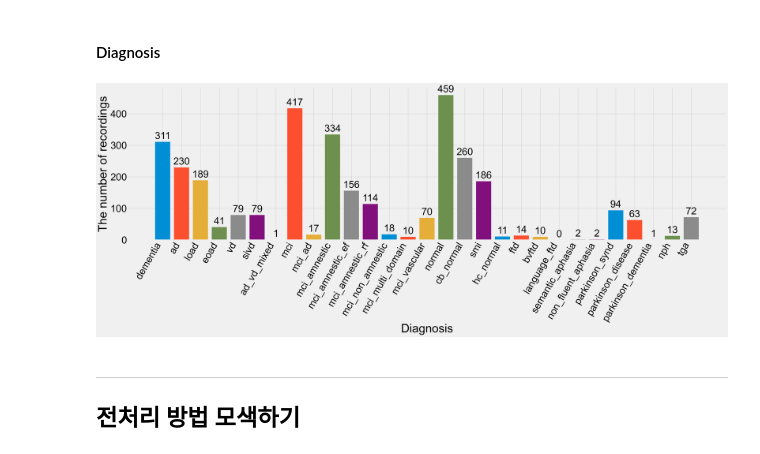
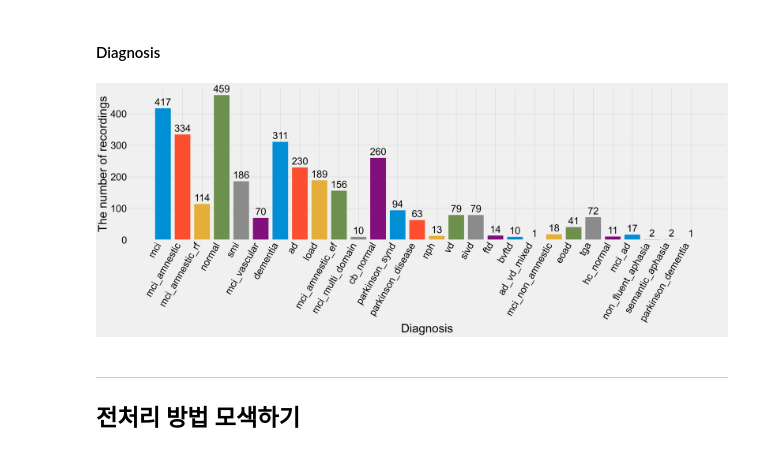
Before and after one commit to nightchell2020/CG-MEA, a Jupyter notebook: notebook/03_Data_Statistics.ipynb, the cells around one changed output. Cells and saved outputs as stored; diff of their text form; code cells hidden in the pictures.

Commit message:
exclusion of unknown label in task1

```diff
--- a/notebook/03_Data_Statistics.ipynb
+++ b/notebook/03_Data_Statistics.ipynb
@@ -323,35 +331,40 @@ plt.close(fig)
 plt.style.use('default')
 plt.style.use('fivethirtyeight') # default, ggplot, fivethirtyeight, classic
 plt.rcParams.update({'font.size': 34})
 plt.rcParams.update({'font.family': 'Arial'})
 plt.rcParams["savefig.dpi"] = 1200
 
 from cycler import cycler
 cc = cycler(color=['tab:blue', 'tab:orange', 'tab:green', 'tab:red', 'tab:purple',
                    'tab:brown', 'tab:pink', 'tab:gray', 'tab:olive', 'tab:cyan'])
 
 fig = plt.figure(num=1, clear=True,
                  figsize=(30.0, 12.0), constrained_layout=True)
 
 ax = fig.add_subplot(1, 1, 1)
-for d, c in zip(MultiEegLabel().get_label_types(), cc()):
+non_zero_labels = []
+for d in dict_diagnosis.keys():
+    if dict_diagnosis.get(d, 0) > 0:
+        non_zero_labels.append(d)
+
+for d, c in zip(non_zero_labels, cc()):
     rect = ax.bar(d, dict_diagnosis.get(d, 0))
     ax.bar_label(rect, padding=3)
 
 # rect = ax.bar(*zip(*dict_diagnosis.items()))
 # ax.bar_label(rect, padding=3)
 plt.setp(ax.get_xticklabels(), rotation=60, ha="right")
 # ax.set_title('Diagnoses in DB')
 ax.set_xlabel('Diagnosis')
 ax.set_ylabel('The number of recordings')
 
 fig.savefig(os.path.join(output_folder, 'diagnosis_distribution.pdf'), transparent=True)
 
 plt.show()
 fig.clear()
 plt.close(fig)
 # %% [output]
-[figure, old version]
+[figure, new version]
 # %% [markdown]
 -----
 
```
Also changed, not shown: parts of 2 cells of this notebook, 3 other files.
